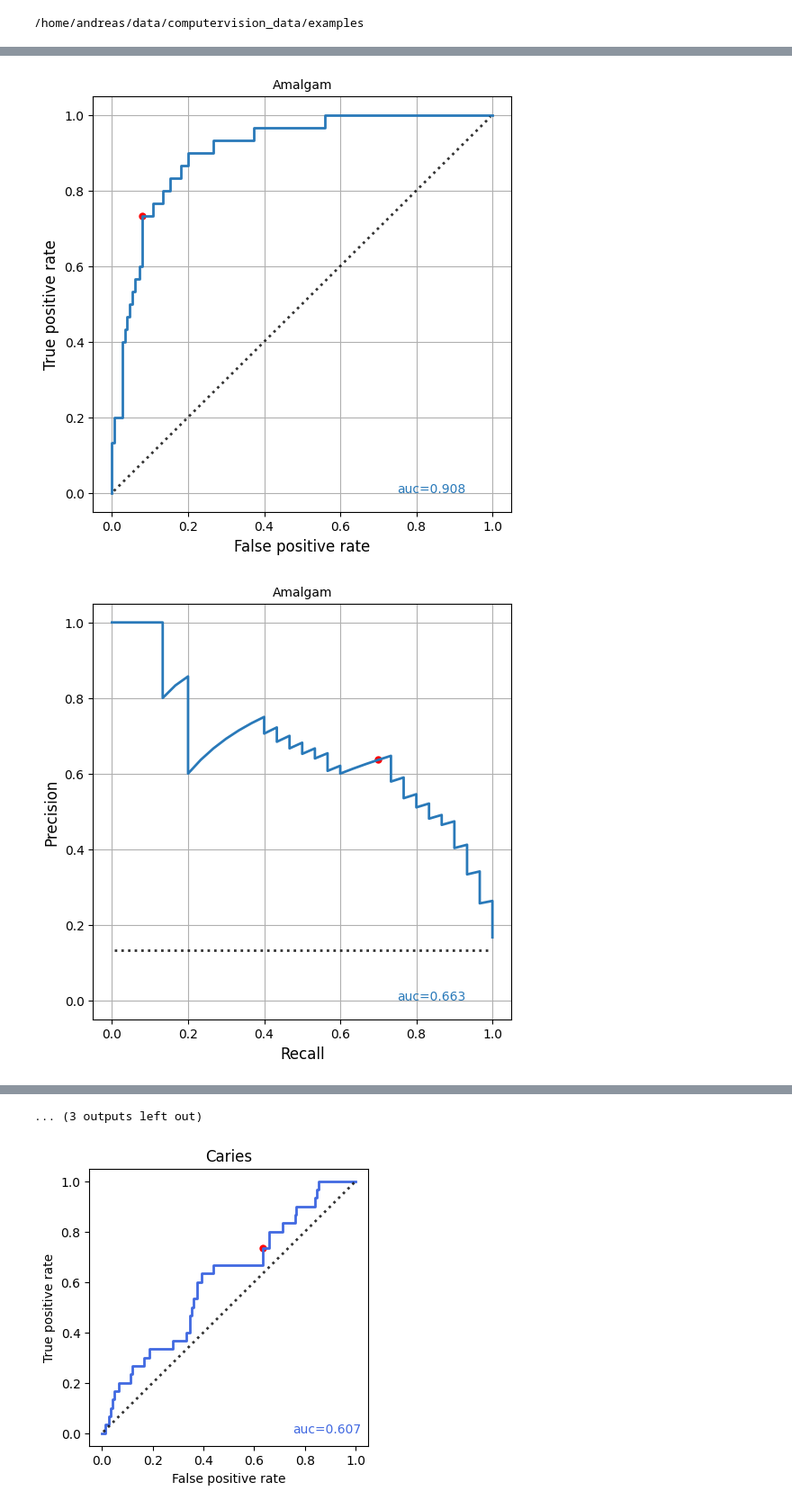
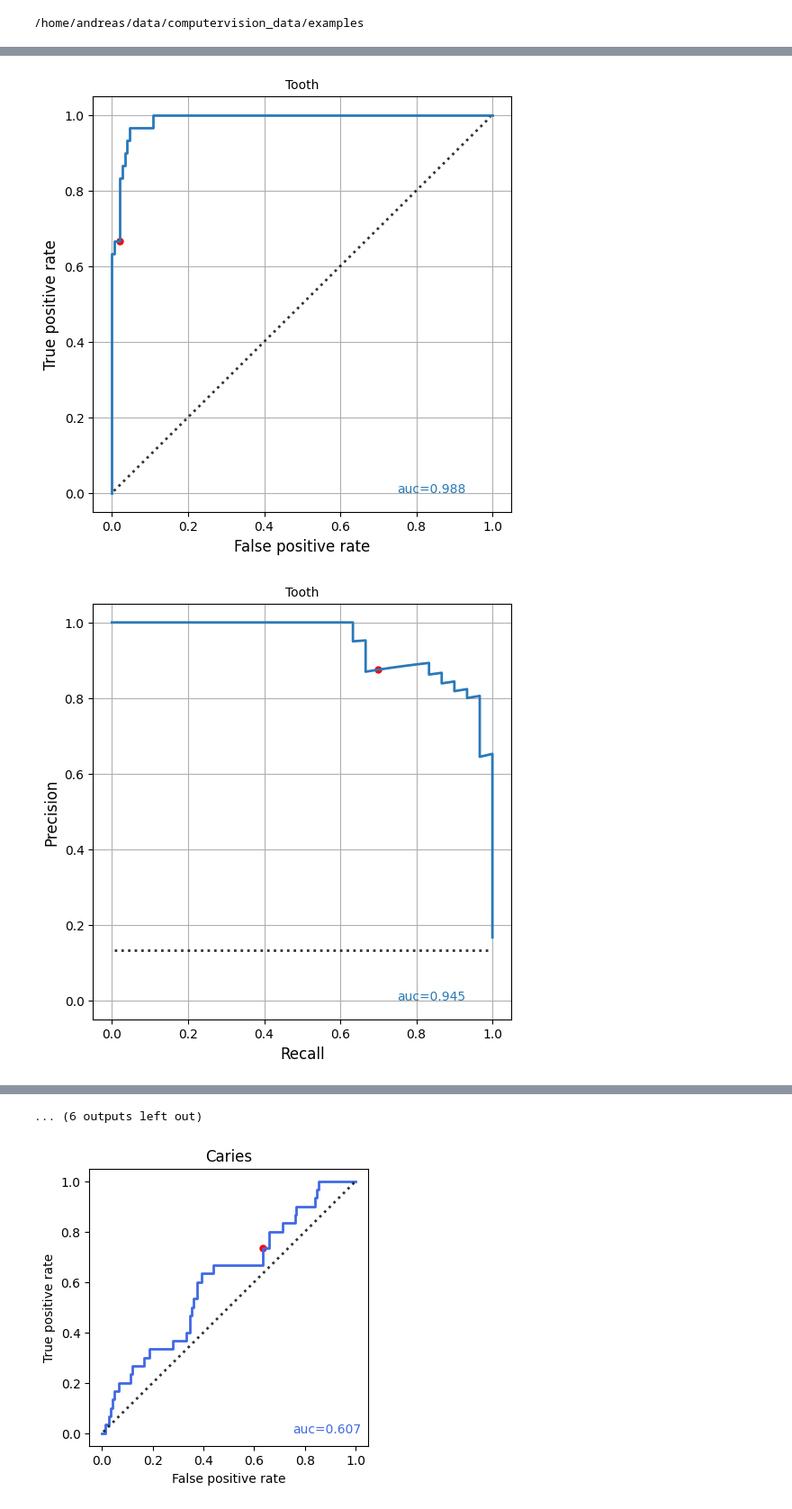
Before and after one commit to ccb-hms/computervision, a Jupyter notebook: notebooks/classification/08_test_binary.ipynb, the cells around one changed output, grey strips where cells are left out. Shown at 90% size. Saved outputs shown, nothing was run; the diff lists cells and outputs as text; code cells hidden in the pictures.

```diff
--- a/notebooks/classification/08_test_binary.ipynb
+++ b/notebooks/classification/08_test_binary.ipynb
@@ -305,7 +303,7 @@ print(example_dir)
 # %%
 # We will pick two classes in the test data
 print(label2id)
-for positive in ['amalgam', 'composite', 'root filling', 'Calculus', 'caries']:
+for positive in ['tooth', 'amalgam', 'composite', 'root filling', 'Calculus', 'caries']:
     # positive = 'amalgam'
     negative = 'tooth'
     cl_list = [label2id.get(positive), label2id.get(negative)]
@@ -436,3 +434,3 @@ F1 =                                                 0.688
 Minimum precision (baseline rate of the positive class) P / (P + N): 0.167
-[figure, old version]
+[figure, new version]
-[figure, old version]
+[figure, new version]
@@ -496,4 +494,4 @@ Minimum precision (baseline rate of the positive class) P / (P + N): 0.167
-... (3 outputs left out)
+... (6 outputs left out)
 # %%
 # ROC curve
 figsize = (4, 4)
```
Also changed, not shown: parts of 3 cells of this notebook.
